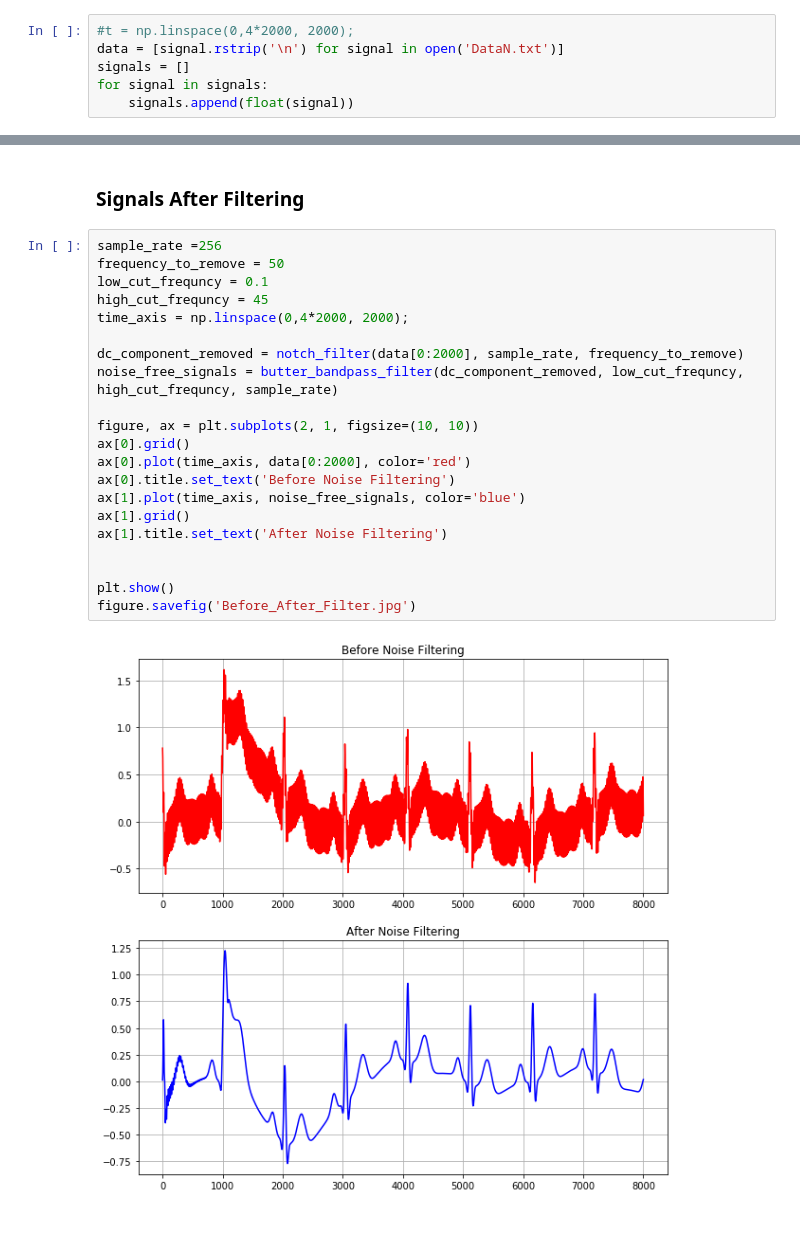
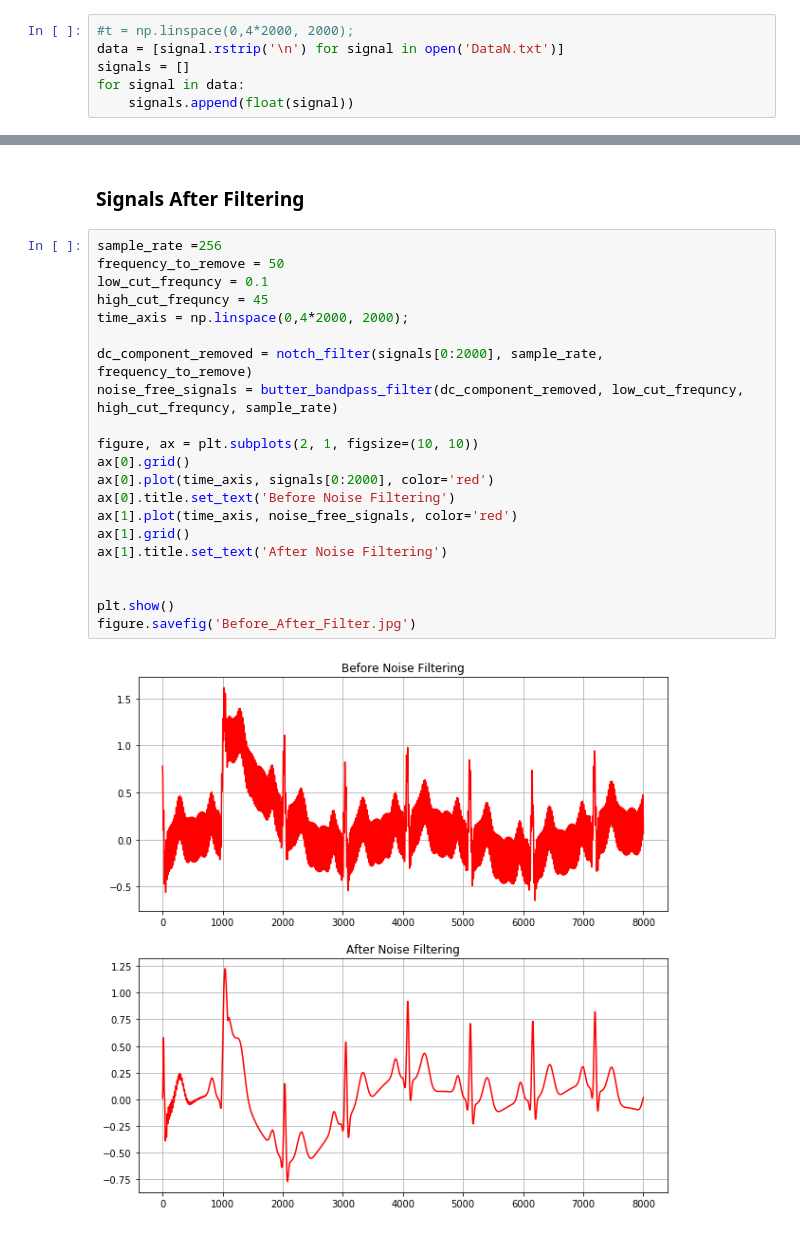
Before and after one commit to karifsn/Biomedical-Engineering, a Jupyter notebook: Assignment#1.ipynb, the cells around one changed output, grey strips where cells are left out. Drawn from its saved outputs; the diff is of its cells as text.

Commit message:
fix: notch filter processing empty list

```diff
--- a/Assignment#1.ipynb
+++ b/Assignment#1.ipynb
@@ -7,7 +7,7 @@ import matplotlib.pyplot as plt
 #t = np.linspace(0,4*2000, 2000);
 data = [signal.rstrip('\n') for signal in open('DataN.txt')]
 signals = []
-for signal in signals:
+for signal in data:
     signals.append(float(signal))
 # %%
 def notch_filter(noisy_signals, sampling_rate, dc_component, quality_factor: int = 30):
@@ -79,23 +79,23 @@ def FindRPeaks(signals, T):
 # %%
 sample_rate =256
 frequency_to_remove = 50
 low_cut_frequncy = 0.1
 high_cut_frequncy = 45
 time_axis = np.linspace(0,4*2000, 2000);
 
-dc_component_removed = notch_filter(data[0:2000], sample_rate, frequency_to_remove)
+dc_component_removed = notch_filter(signals[0:2000], sample_rate, frequency_to_remove)
 noise_free_signals = butter_bandpass_filter(dc_component_removed, low_cut_frequncy, high_cut_frequncy, sample_rate)
 
 figure, ax = plt.subplots(2, 1, figsize=(10, 10))
 ax[0].grid()
-ax[0].plot(time_axis, data[0:2000], color='red')
+ax[0].plot(time_axis, signals[0:2000], color='red')
 ax[0].title.set_text('Before Noise Filtering')
-ax[1].plot(time_axis, noise_free_signals, color='blue')
+ax[1].plot(time_axis, noise_free_signals, color='red')
 ax[1].grid()
 ax[1].title.set_text('After Noise Filtering')
 
 
 plt.show()
 figure.savefig('Before_After_Filter.jpg')
 # %% [output]
-[figure, old version]
+[figure, new version]
```
Also changed, not shown: parts of 1 cell of this notebook.
